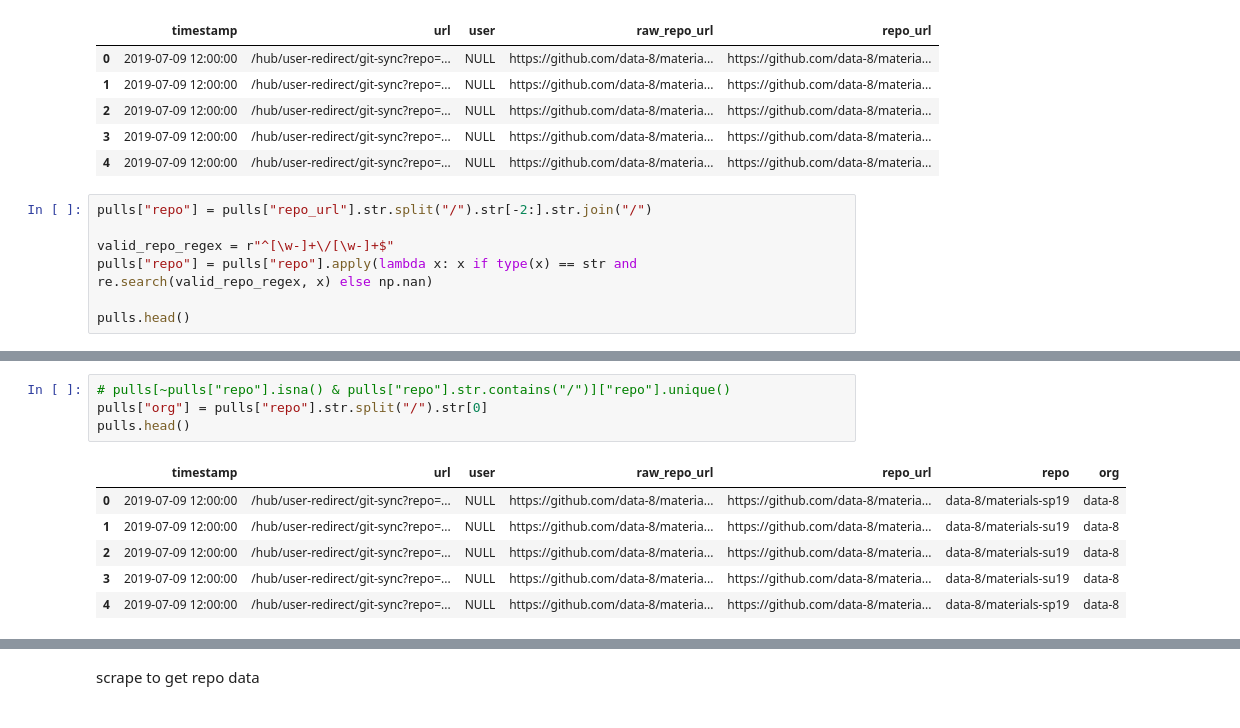
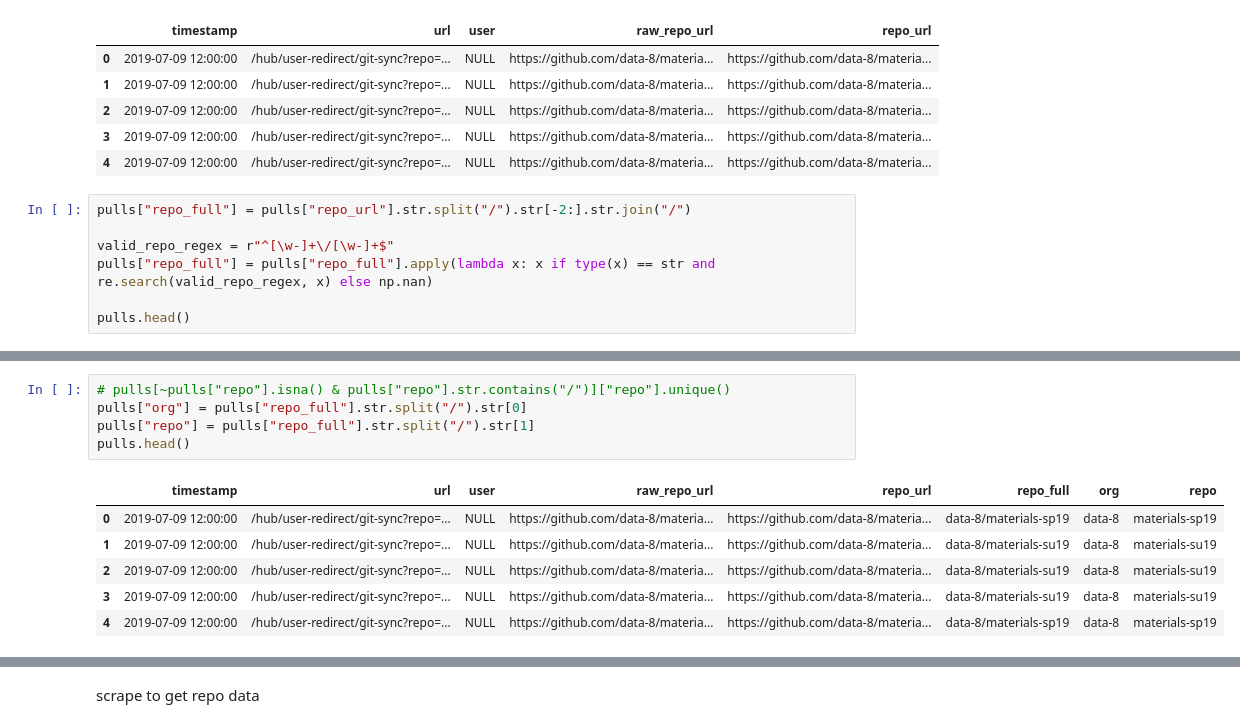
Before and after one commit to chrispyles/honors-thesis, a Jupyter notebook: notebooks/03-pulls-eda.ipynb, the cells around one changed output, grey strips where cells are left out. Drawn from its saved outputs; the diff is of its cells as text.

```diff
--- a/notebooks/03-pulls-eda.ipynb
+++ b/notebooks/03-pulls-eda.ipynb
@@ -44,9 +44,9 @@ pulls.head()
 | 3 | 2019-07-09 12:00:00 | /hub/user-redirect/git-sync?repo=... | NULL | https://github.com/data-8/materia... | https://github.com/data-8/materia... |
 | 4 | 2019-07-09 12:00:00 | /hub/user-redirect/git-sync?repo=... | NULL | https://github.com/data-8/materia... | https://github.com/data-8/materia... |
 # %%
-pulls["repo"] = pulls["repo_url"].str.split("/").str[-2:].str.join("/")
+pulls["repo_full"] = pulls["repo_url"].str.split("/").str[-2:].str.join("/")
 
 valid_repo_regex = r"^[\w-]+\/[\w-]+$"
-pulls["repo"] = pulls["repo"].apply(lambda x: x if type(x) == str and re.search(valid_repo_regex, x) else np.nan)
+pulls["repo_full"] = pulls["repo_full"].apply(lambda x: x if type(x) == str and re.search(valid_repo_regex, x) else np.nan)
 
 pulls.head()
@@ -53,14 +60,15 @@ pulls.head()
 # %%
 # pulls[~pulls["repo"].isna() & pulls["repo"].str.contains("/")]["repo"].unique()
-pulls["org"] = pulls["repo"].str.split("/").str[0]
+pulls["org"] = pulls["repo_full"].str.split("/").str[0]
+pulls["repo"] = pulls["repo_full"].str.split("/").str[1]
 pulls.head()
 # %% [output]
-|  | timestamp | url | user | raw_repo_url | repo_url | repo | org |
-| 0 | 2019-07-09 12:00:00 | /hub/user-redirect/git-sync?repo=... | NULL | https://github.com/data-8/materia... | https://github.com/data-8/materia... | data-8/materials-sp19 | data-8 |
-| 1 | 2019-07-09 12:00:00 | /hub/user-redirect/git-sync?repo=... | NULL | https://github.com/data-8/materia... | https://github.com/data-8/materia... | data-8/materials-su19 | data-8 |
-| 2 | 2019-07-09 12:00:00 | /hub/user-redirect/git-sync?repo=... | NULL | https://github.com/data-8/materia... | https://github.com/data-8/materia... | data-8/materials-su19 | data-8 |
-| 3 | 2019-07-09 12:00:00 | /hub/user-redirect/git-sync?repo=... | NULL | https://github.com/data-8/materia... | https://github.com/data-8/materia... | data-8/materials-su19 | data-8 |
-| 4 | 2019-07-09 12:00:00 | /hub/user-redirect/git-sync?repo=... | NULL | https://github.com/data-8/materia... | https://github.com/data-8/materia... | data-8/materials-sp19 | data-8 |
+|  | timestamp | url | user | raw_repo_url | repo_url | repo_full | org | repo |
+| 0 | 2019-07-09 12:00:00 | /hub/user-redirect/git-sync?repo=... | NULL | https://github.com/data-8/materia... | https://github.com/data-8/materia... | data-8/materials-sp19 | data-8 | materials-sp19 |
+| 1 | 2019-07-09 12:00:00 | /hub/user-redirect/git-sync?repo=... | NULL | https://github.com/data-8/materia... | https://github.com/data-8/materia... | data-8/materials-su19 | data-8 | materials-su19 |
+| 2 | 2019-07-09 12:00:00 | /hub/user-redirect/git-sync?repo=... | NULL | https://github.com/data-8/materia... | https://github.com/data-8/materia... | data-8/materials-su19 | data-8 | materials-su19 |
+| 3 | 2019-07-09 12:00:00 | /hub/user-redirect/git-sync?repo=... | NULL | https://github.com/data-8/materia... | https://github.com/data-8/materia... | data-8/materials-su19 | data-8 | materials-su19 |
+| 4 | 2019-07-09 12:00:00 | /hub/user-redirect/git-sync?repo=... | NULL | https://github.com/data-8/materia... | https://github.com/data-8/materia... | data-8/materials-sp19 | data-8 | materials-sp19 |
 # %%
 plt.figure(figsize=[15,7])
 pulls.groupby("org")["repo"].count().plot.bar()
```
Also changed, not shown: parts of 11 cells of this notebook, 11 other files.
